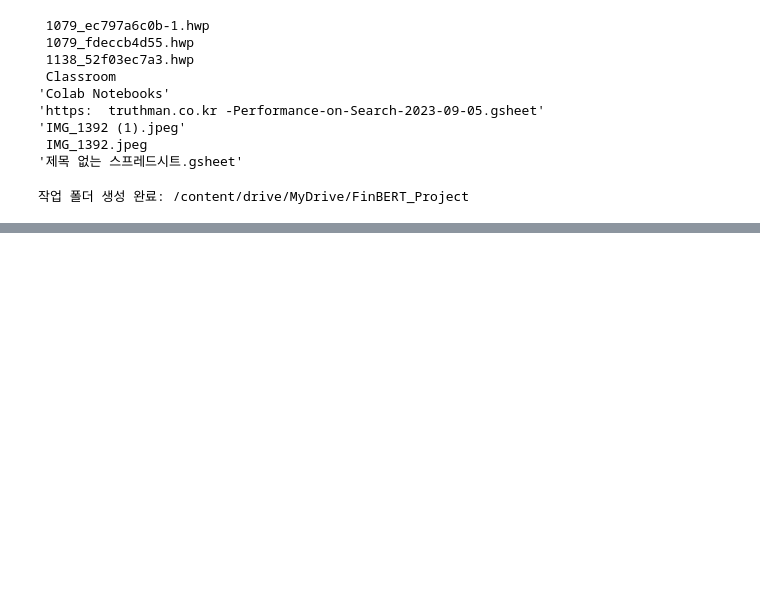
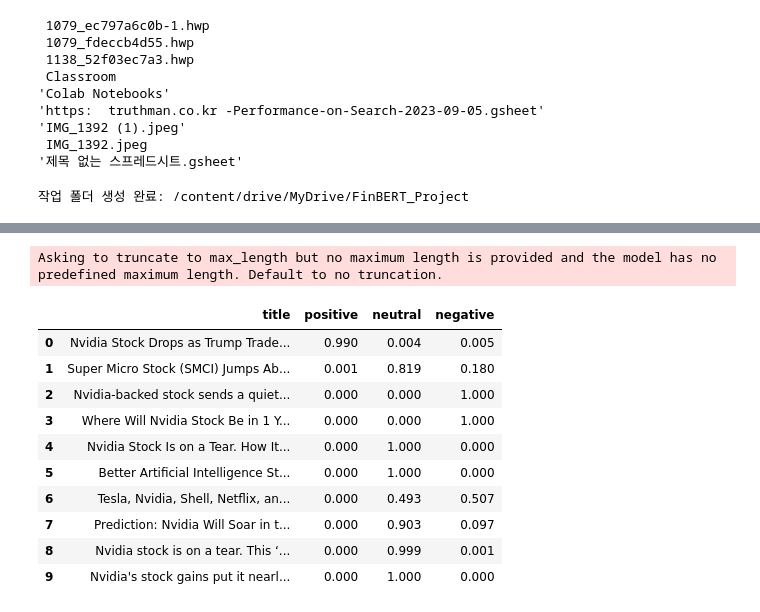
Before and after one commit to ChanseoKim00/finbert-project, a Jupyter notebook: finbert_test.ipynb, the cells around one changed output, grey strips where cells are left out. Drawn from its saved outputs; the diff is of its cells as text; code cells hidden in the pictures; blank space fills up the shorter version.

```diff
--- a/finbert_test.ipynb
+++ b/finbert_test.ipynb
@@ -28,0 +124,17 @@ print("작업 폴더 생성 완료:", base_path)
+# %%
+def analyze_sentiment(text):
+    inputs = tokenizer(text, return_tensors="pt", truncation=True)
+    with torch.no_grad():
+        outputs = model(**inputs)
+        scores = torch.nn.functional.softmax(outputs.logits, dim=1).squeeze().numpy()
+
+    labels = ["negative", "neutral", "positive"]
+    result = {labels[i]: float(scores[i]) for i in range(3)}
+    return sorted(result.items(), key=lambda x: -x[1])
+
+# 예제 문장
+sentence = "Nvidia stock rises 12% after soften regulations"
+result = analyze_sentiment(sentence)
+print("Sentiment Analysis Result:")
+for label, score in result:
+    print(f"{label.capitalize()}: {score:.2f}")
@@ -28,0 +206,55 @@ print("작업 폴더 생성 완료:", base_path)
+# %%
+import feedparser
+from transformers import AutoTokenizer, AutoModelForSequenceClassification
+import torch
+import pandas as pd
+
+# 모델 및 토크나이저 로드
+model_name = "yiyanghkust/finbert-tone"
+tokenizer = AutoTokenizer.from_pretrained(model_name)
+model = AutoModelForSequenceClassification.from_pretrained(model_name)
+
+def analyze_sentiment(text):
+    inputs = tokenizer(text, return_tensors="pt", truncation=True)
+    with torch.no_grad():
+        logits = model(**inputs).logits.to(torch.float32)
+        scores = torch.nn.functional.softmax(logits, dim=1).squeeze().numpy()
+    labels = ["negative", "neutral", "positive"]
+    return {labels[i]: float(scores[i]) for i in range(3)}
+
+def get_google_news_titles(keyword, max_items=10):
+    feed_url = f"https://news.google.com/rss/search?q={keyword}+stock&hl=en-US&gl=US&ceid=US:en"
+    feed = feedparser.parse(feed_url)
+    return [entry.title for entry in feed.entries[:max_items]]
+
+# 키워드 입력
+keyword = "Nvidia"
+titles = get_google_news_titles(keyword)
+
+# 결과 분석
+results = []
+for title in titles:
+    scores = analyze_sentiment(title)
+    results.append({
+        "title": title,
+        "positive": round(scores["positive"], 3),
+        "neutral": round(scores["neutral"], 3),
+        "negative": round(scores["negative"], 3)
+    })
+
+# 표 형태로 출력
+df = pd.DataFrame(results)
+df.sort_values("positive", ascending=False).reset_index(drop=True)
+# %% [output]
+Asking to truncate to max_length but no maximum length is provided and the model has no predefined maximum length. Default to no truncation.
+|  | title | positive | neutral | negative |
+| 0 | Nvidia Stock Drops as Trump Trade... | 0.990 | 0.004 | 0.005 |
+| 1 | Super Micro Stock (SMCI) Jumps Ab... | 0.001 | 0.819 | 0.180 |
+| 2 | Nvidia-backed stock sends a quiet... | 0.000 | 0.000 | 1.000 |
+| 3 | Where Will Nvidia Stock Be in 1 Y... | 0.000 | 0.000 | 1.000 |
+| 4 | Nvidia Stock Is on a Tear. How It... | 0.000 | 1.000 | 0.000 |
+| 5 | Better Artificial Intelligence St... | 0.000 | 1.000 | 0.000 |
+| 6 | Tesla, Nvidia, Shell, Netflix, an... | 0.000 | 0.493 | 0.507 |
+| 7 | Prediction: Nvidia Will Soar in t... | 0.000 | 0.903 | 0.097 |
+| 8 | Nvidia stock is on a tear. This ‘... | 0.000 | 0.999 | 0.001 |
+| 9 | Nvidia's stock gains put it nearl... | 0.000 | 1.000 | 0.000 |
```
Also changed, not shown: parts of 8 cells of this notebook.
